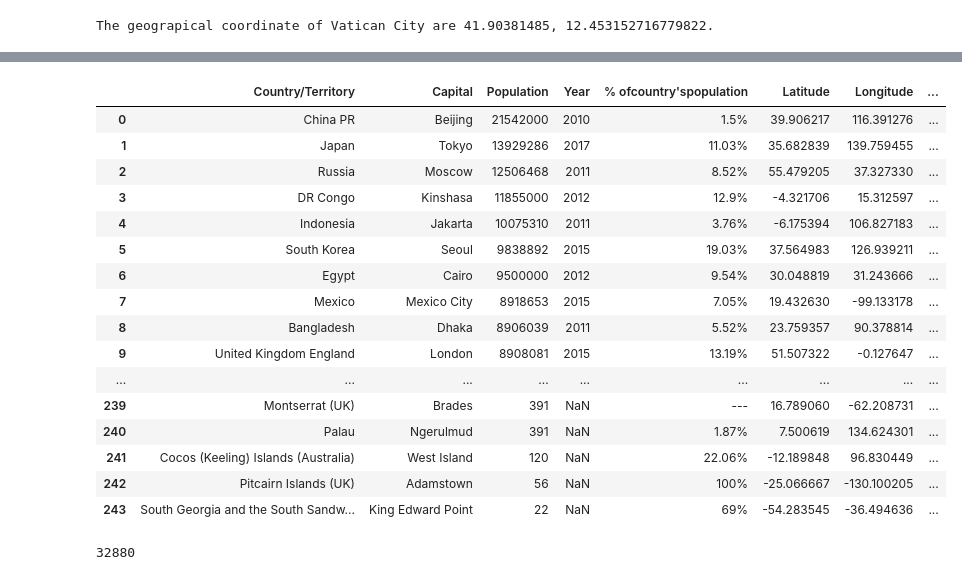
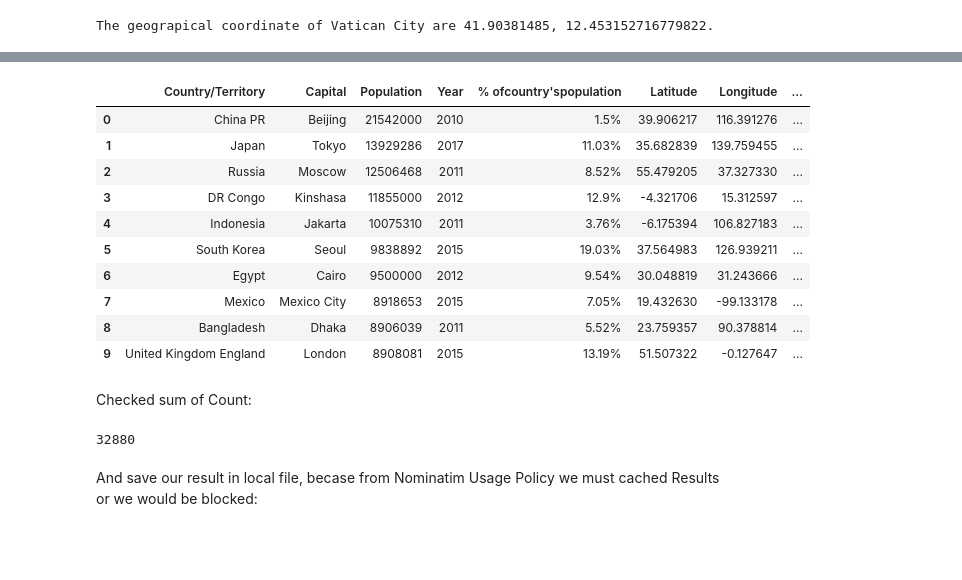
Before and after one commit to venza88/Coursera_Capstone, a Jupyter notebook: Code.ipynb, the cells around one changed output, grey strips where cells are left out. Saved outputs shown, nothing was run; the diff lists cells and outputs as text; code cells hidden in the pictures; blank space fills up the shorter version.

```diff
--- a/Code.ipynb
+++ b/Code.ipynb
@@ -262,28 +266,26 @@ for i in df.index:
     if df.loc[i,"Population"]<2000000:
         df.loc[i,"CountVenue"]=100
 # %%
-df
+df.head(10)
 # %% [output]
 |  | Country/Territory | Capital | Population | Year | % ofcountry'spopulation | Latitude | Longitude | ... |
 | 0 | China PR | Beijing | 21542000 | 2010 | 1.5% | 39.906217 | 116.391276 | ... |
 | 1 | Japan | Tokyo | 13929286 | 2017 | 11.03% | 35.682839 | 139.759455 | ... |
 | 2 | Russia | Moscow | 12506468 | 2011 | 8.52% | 55.479205 | 37.327330 | ... |
 | 3 | DR Congo | Kinshasa | 11855000 | 2012 | 12.9% | -4.321706 | 15.312597 | ... |
 | 4 | Indonesia | Jakarta | 10075310 | 2011 | 3.76% | -6.175394 | 106.827183 | ... |
 | 5 | South Korea | Seoul | 9838892 | 2015 | 19.03% | 37.564983 | 126.939211 | ... |
 | 6 | Egypt | Cairo | 9500000 | 2012 | 9.54% | 30.048819 | 31.243666 | ... |
 | 7 | Mexico | Mexico City | 8918653 | 2015 | 7.05% | 19.432630 | -99.133178 | ... |
 | 8 | Bangladesh | Dhaka | 8906039 | 2011 | 5.52% | 23.759357 | 90.378814 | ... |
 | 9 | United Kingdom England | London | 8908081 | 2015 | 13.19% | 51.507322 | -0.127647 | ... |
-| ... | ... | ... | ... | ... | ... | ... | ... | ... |
-| 239 | Montserrat (UK) | Brades | 391 | NaN | --- | 16.789060 | -62.208731 | ... |
-| 240 | Palau | Ngerulmud | 391 | NaN | 1.87% | 7.500619 | 134.624301 | ... |
-| 241 | Cocos (Keeling) Islands (Australia) | West Island | 120 | NaN | 22.06% | -12.189848 | 96.830449 | ... |
-| 242 | Pitcairn Islands (UK) | Adamstown | 56 | NaN | 100% | -25.066667 | -130.100205 | ... |
-| 243 | South Georgia and the South Sandw... | King Edward Point | 22 | NaN | 69% | -54.283545 | -36.494636 | ... |
+# %% [markdown]
+Checked sum of Count:
 # %%
 df["CountVenue"].sum()
 # %% [output]
 32880
+# %% [markdown]
+And save our result in local file, becase from Nominatim Usage Policy we must cached Results or we would be blocked:
 # %%
 df.to_excel("capitals_2.xlsx", index=False)
```
Also changed, not shown: parts of 27 cells of this notebook.
